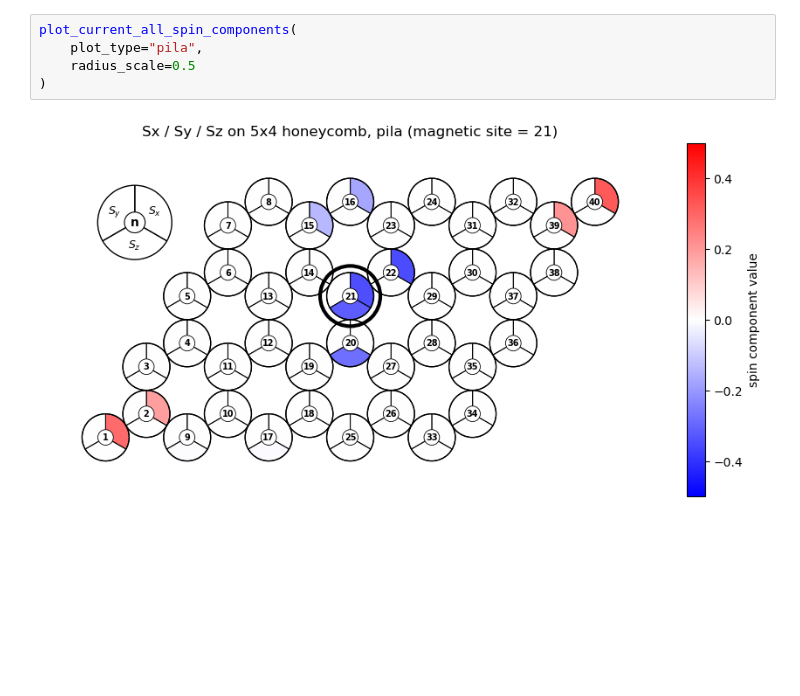
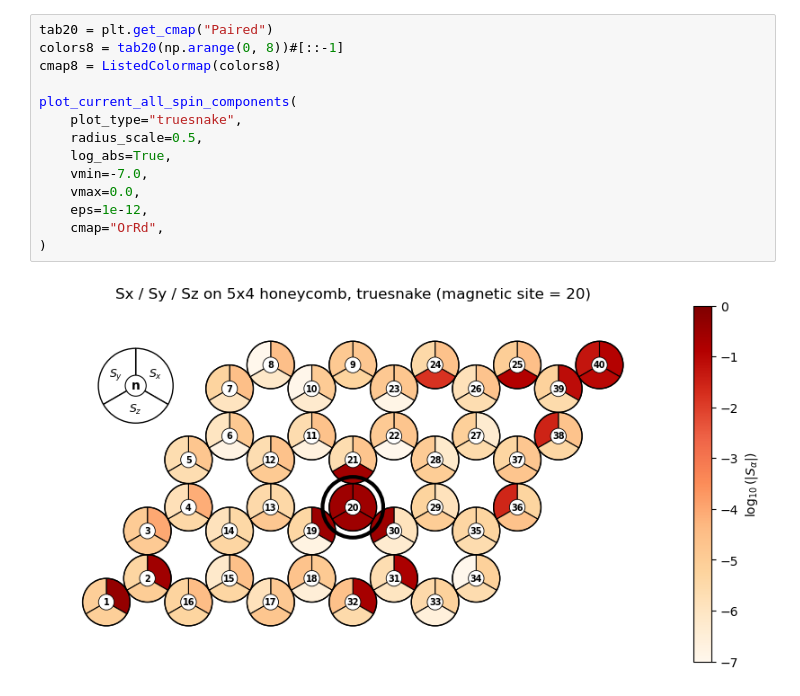
Before and after one commit to marcinszlap/KitaevHoneycomb, a Jupyter notebook: wykresy2.ipynb, the cells around one changed output. Cells and saved outputs as stored; diff of their text form; blank space fills up the shorter version.

Commit message:
new plot + some data

```diff
--- a/wykresy2.ipynb
+++ b/wykresy2.ipynb
@@ -1124,7 +1430,16 @@ plot_current_spin_sum(plot_type="snake_rows")
 # %%
+tab20 = plt.get_cmap("Paired")
+colors8 = tab20(np.arange(0, 8))#[::-1]
+cmap8 = ListedColormap(colors8)
+
 plot_current_all_spin_components(
-    plot_type="pila",
-    radius_scale=0.5
+    plot_type="truesnake",
+    radius_scale=0.5,
+    log_abs=True,
+    vmin=-7.0,
+    vmax=0.0,
+    eps=1e-12,
+    cmap="OrRd",
 )
 # %% [output]
-[figure, old version]
+[figure, new version]
```
Also changed, not shown: parts of 7 cells of this notebook, 50 other files.
